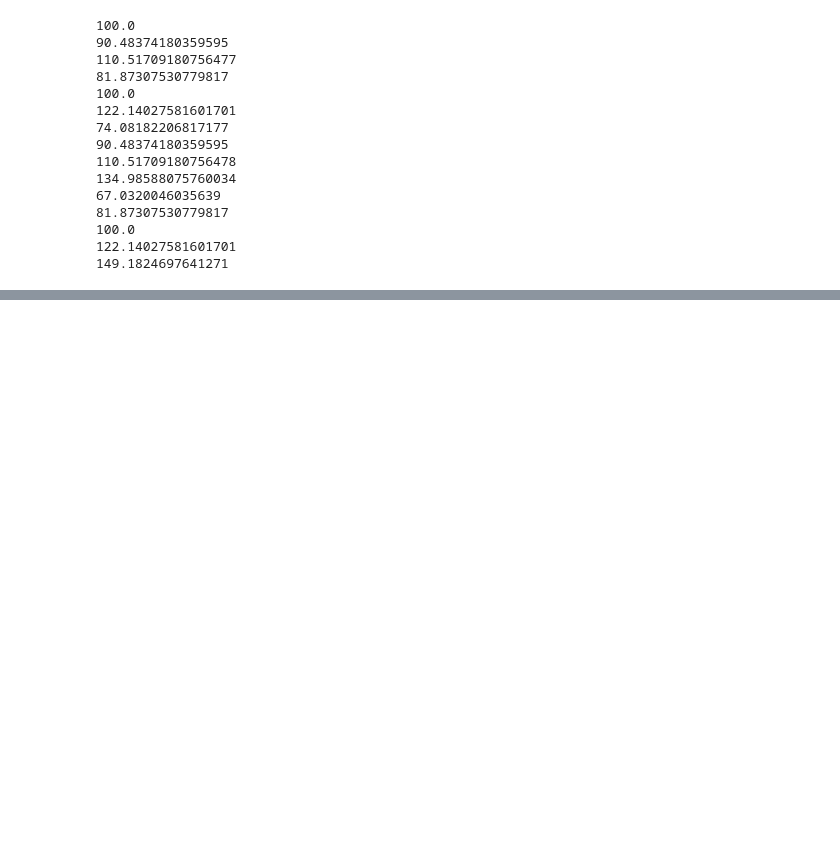
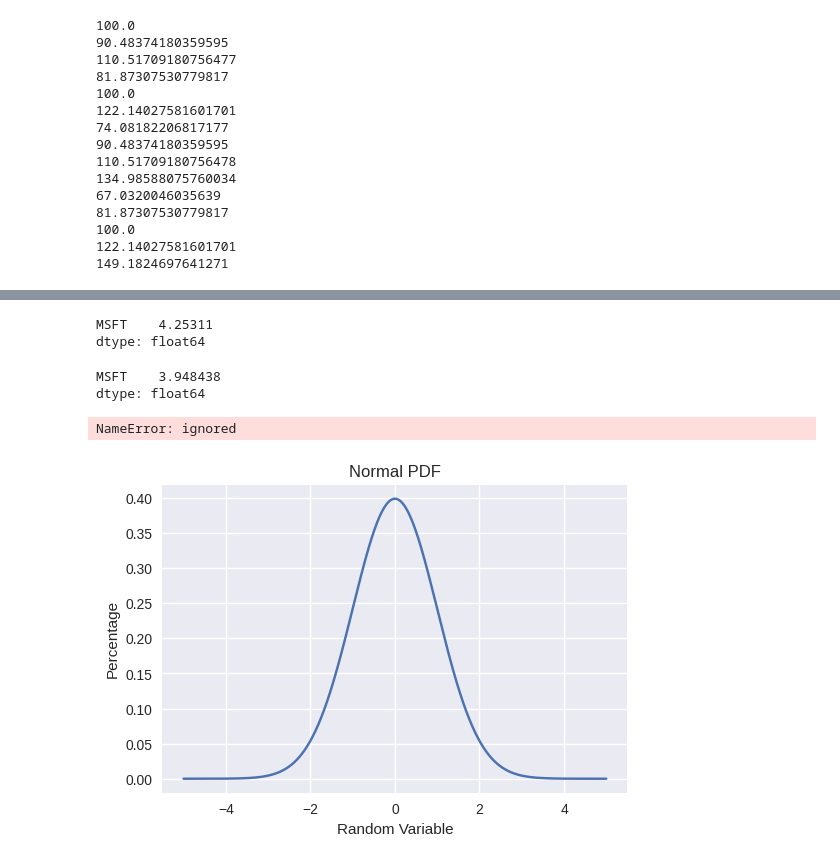
Before and after one commit to Ravindra1972/Anaytics-in-finance-using-Python, a Jupyter notebook: Derivatives_Pricing.ipynb, the cells around one changed output, grey strips where cells are left out. Cells and saved outputs as stored; diff of their text form; code cells hidden in the pictures; blank space fills up the shorter version.

```diff
--- a/Derivatives_Pricing.ipynb
+++ b/Derivatives_Pricing.ipynb
@@ -116,0 +197,39 @@ def BSM(S, K, r, stdev, T):
+# %%
+d1(S, K, r, stdev, T)
+# %% [output]
+MSFT    4.25311
+dtype: float64
+# %%
+d2(S, K, r, stdev, T)
+# %% [output]
+MSFT    3.948438
+dtype: float64
+# %%
+BSM(S, K, r, stdev, T)
+# %% [output]
+NameError: ignored
+# %%
+#Derivative Pricing in Python
+from math import exp, log, pi
+
+import pandas as pd
+import matplotlib.pyplot as plt
+import seaborn as sns
+plt.style.use('seaborn')
+# %%
+def norm_pdf(x):
+    return (1.0/((2*pi)**0.5))*exp(-0.5*x*x)
+# %%
+norm_pdf_dist = []
+loop = []
+for i in range(0,10000):
+    j = i/1000 - 5
+    loop.append(j)
+    norm_pdf_dist.append(norm_pdf(j))
+
+plt.subplots(figsize=(6,4))
+ax = sns.lineplot(x=loop, y=norm_pdf_dist)
+ax.set(xlabel="Random Variable", ylabel="Percentage", title="Normal PDF")
+plt.show()
+# %% [output]
+[figure, added]
```
Also changed, not shown: parts of 23 cells of this notebook.
